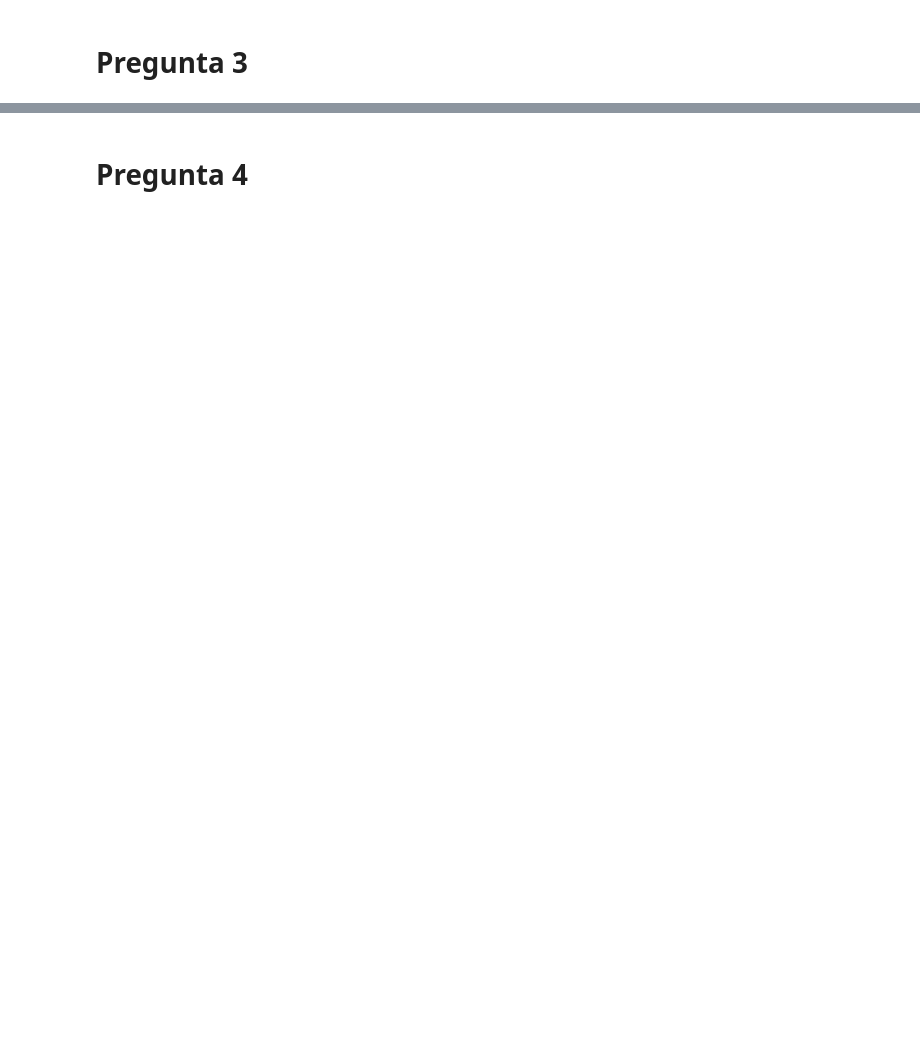
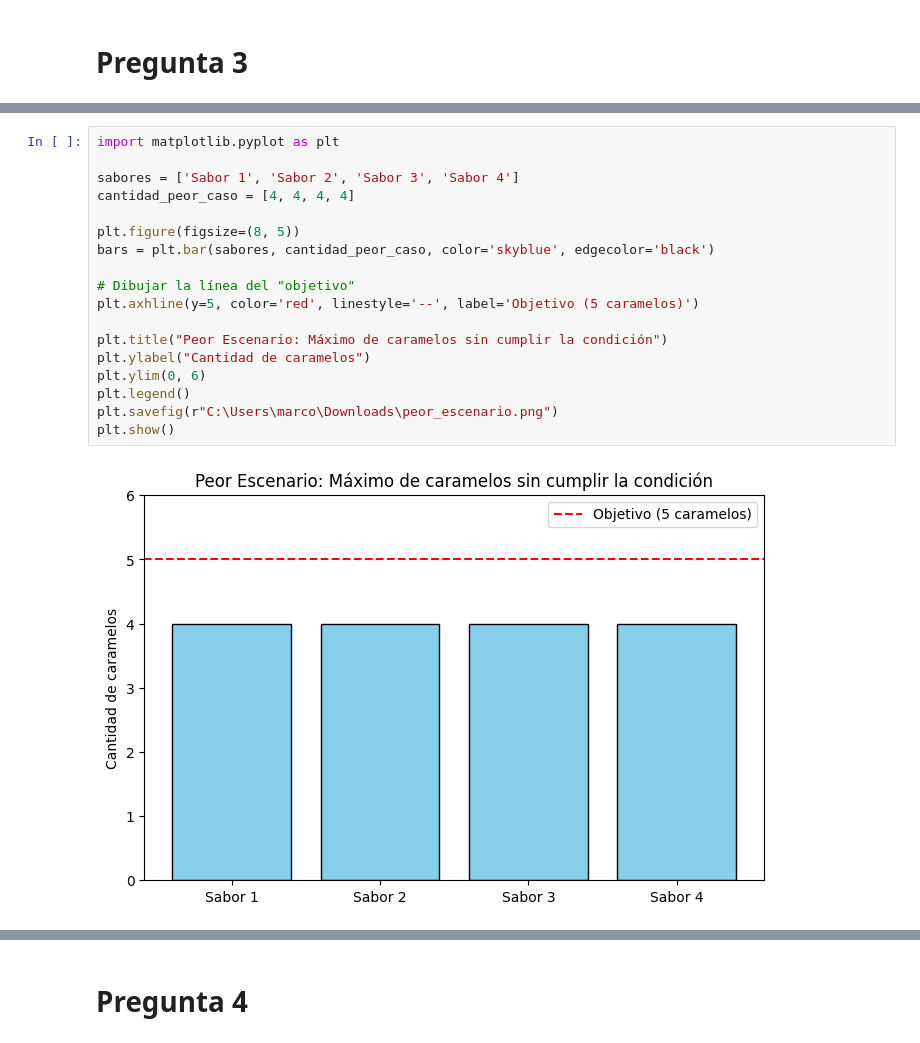
Before and after one commit to marco-canas/camino-udea, a Jupyter notebook: 4_esquemas_proporcionalidad/clase_08_combinatoria_y_probabilidad/clase_8_combinatoria_y_probabilidad.ipynb, the cells around one changed output, grey strips where cells are left out. Cells and saved outputs as stored; diff of their text form; blank space fills up the shorter version.

```diff
--- a/4_esquemas_proporcionalidad/clase_08_combinatoria_y_probabilidad/clase_8_combinatoria_y_probabilidad.ipynb
+++ b/4_esquemas_proporcionalidad/clase_08_combinatoria_y_probabilidad/clase_8_combinatoria_y_probabilidad.ipynb
@@ -229,0 +280,20 @@ Si ves que la pregunta dice **"sin tener en cuenta el número de formas como ell
+# %%
+import matplotlib.pyplot as plt
+
+sabores = ['Sabor 1', 'Sabor 2', 'Sabor 3', 'Sabor 4']
+cantidad_peor_caso = [4, 4, 4, 4]
+
+plt.figure(figsize=(8, 5))
+bars = plt.bar(sabores, cantidad_peor_caso, color='skyblue', edgecolor='black')
+
+# Dibujar la línea del "objetivo"
+plt.axhline(y=5, color='red', linestyle='--', label='Objetivo (5 caramelos)')
+
+plt.title("Peor Escenario: Máximo de caramelos sin cumplir la condición")
+plt.ylabel("Cantidad de caramelos")
+plt.ylim(0, 6)
+plt.legend()
+plt.savefig(r"C:\Users\marco\Downloads\peor_escenario.png")
+plt.show()
+# %% [output]
+[figure, added]
```
Also changed, not shown: parts of 29 cells of this notebook.
